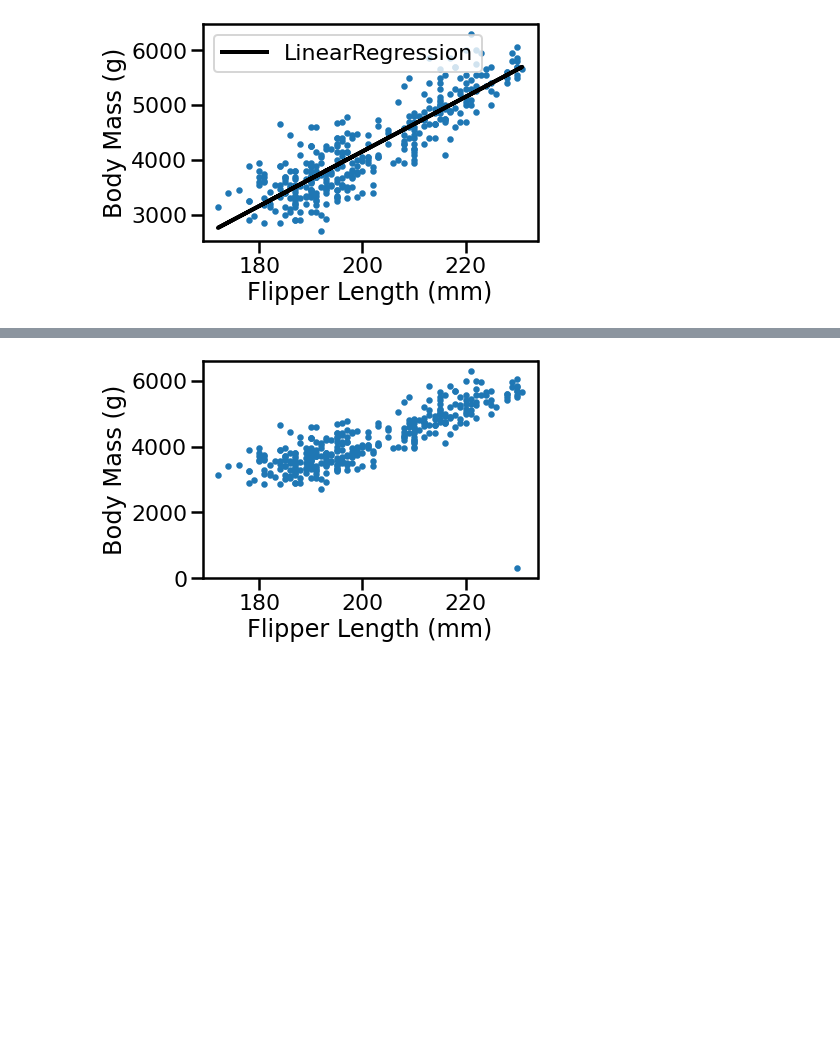
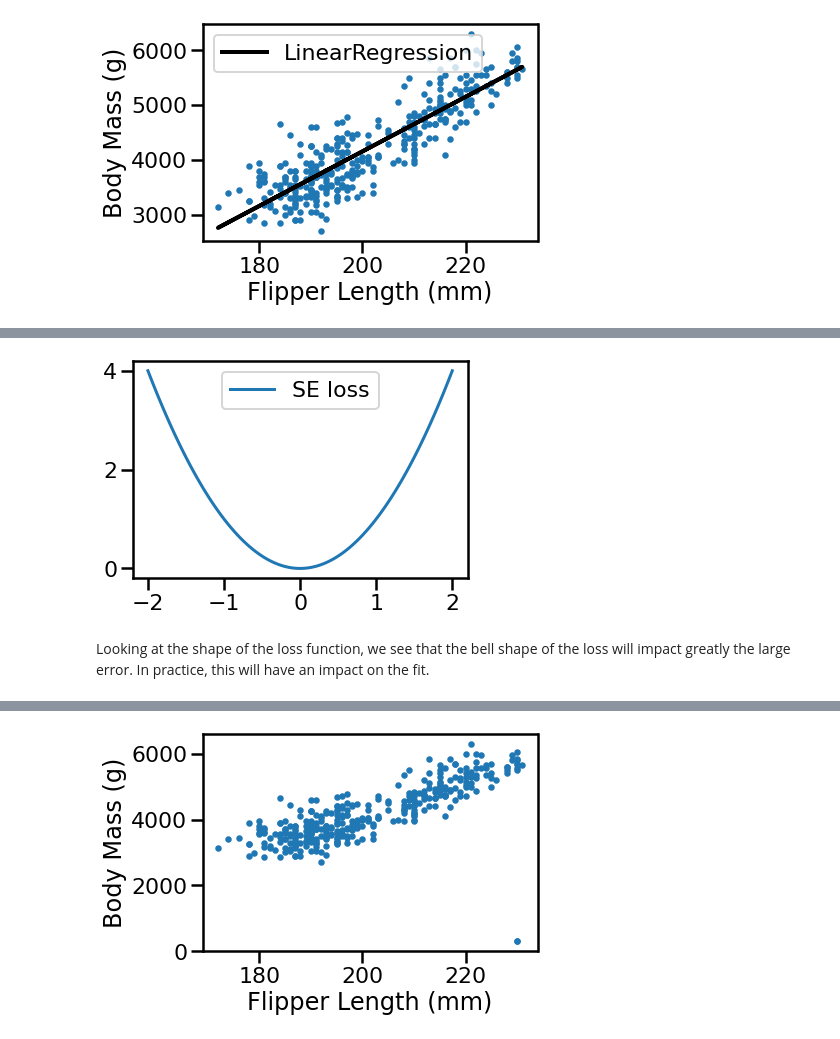
Before and after one commit to glemaitre/datascience_middle_course, a Jupyter notebook: 02_linear_models/01_linear_model_losses.ipynb, the cells around one changed output, grey strips where cells are left out. Saved outputs shown, nothing was run; the diff lists cells and outputs as text; code cells hidden in the pictures; blank space fills up the shorter version.

```diff
--- a/02_linear_models/01_linear_model_losses.ipynb
+++ b/02_linear_models/01_linear_model_losses.ipynb
@@ -33,0 +65,10 @@ _ = ax.legend()
+# %%
+import matplotlib.pyplot as plt
+
+plt.plot(xx, se_loss(0, xx), label="SE loss")
+_ = plt.legend()
+# %% [output]
+[figure, added]
+# %% [markdown]
+Looking at the shape of the loss function, we see that the bell shape of the loss will impact greatly the large error.
+In practice, this will have an impact on the fit.
```
Also changed, not shown: parts of 19 cells of this notebook, 1 other file.
